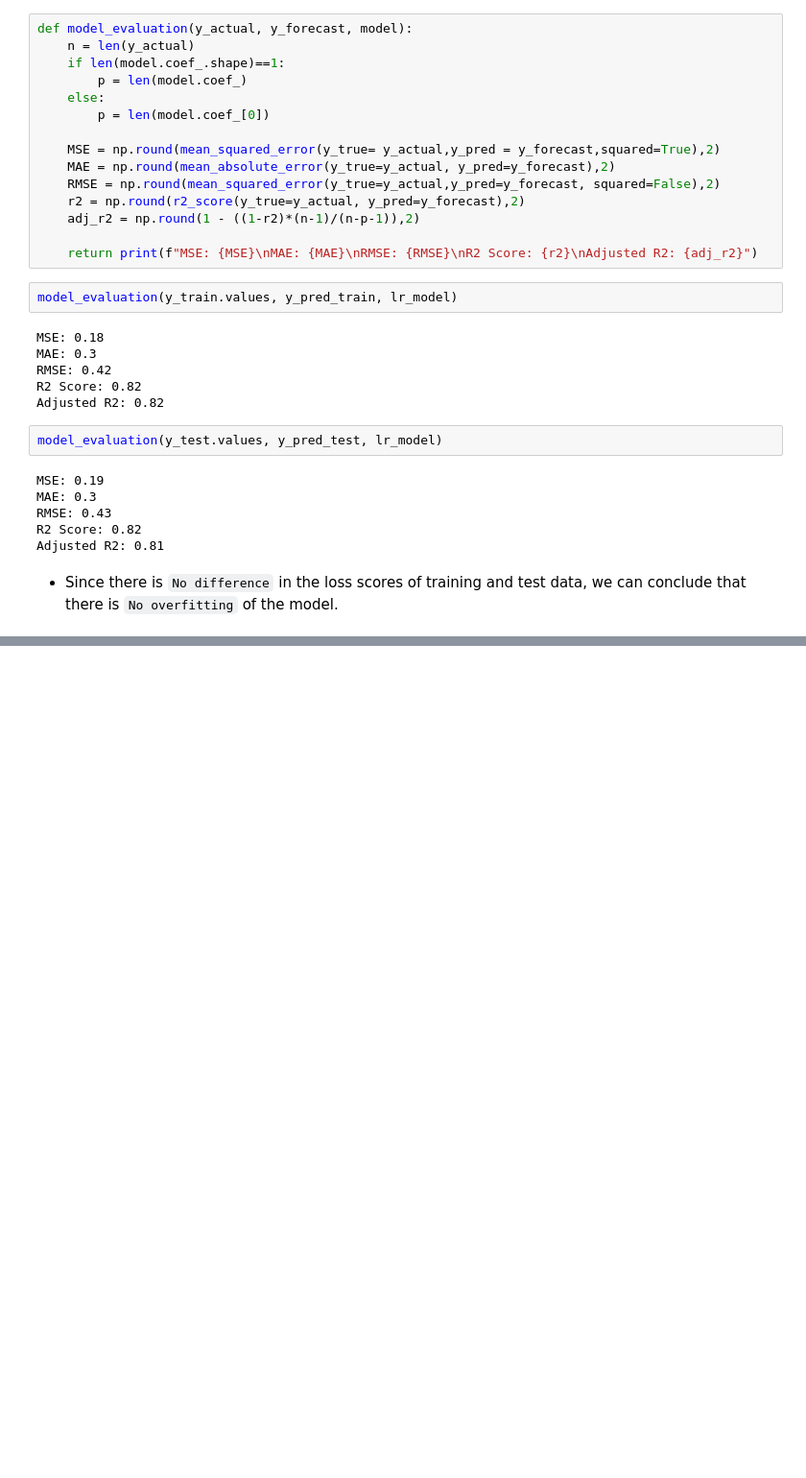
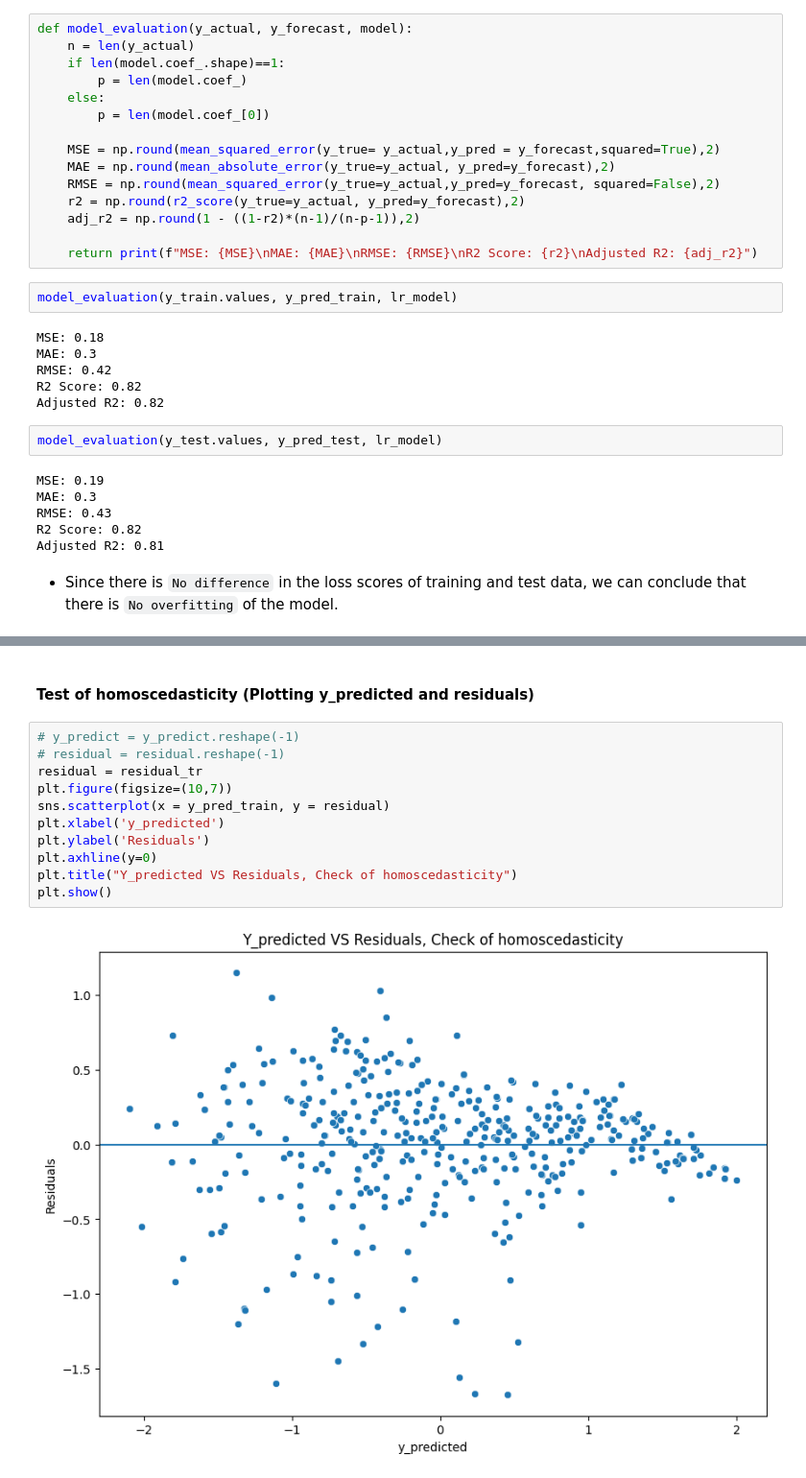
Before and after one commit to mohithsaran/Jamboree_ML, a Jupyter notebook: ml.ipynb, the cells around one changed output, grey strips where cells are left out. Shown at 96% size. Drawn from its saved outputs; the diff is of its cells as text; blank space fills up the shorter version.

```diff
--- a/ml.ipynb
+++ b/ml.ipynb
@@ -438,0 +523,15 @@ Adjusted R2: 0.81
+# %% [markdown]
+#### **Test of homoscedasticity (Plotting y_predicted and residuals)**
+# %%
+# y_predict = y_predict.reshape(-1)
+# residual = residual.reshape(-1)
+residual = residual_tr
+plt.figure(figsize=(10,7))
+sns.scatterplot(x = y_pred_train, y = residual)
+plt.xlabel('y_predicted')
+plt.ylabel('Residuals')
+plt.axhline(y=0)
+plt.title("Y_predicted VS Residuals, Check of homoscedasticity")
+plt.show()
+# %% [output]
+[figure, added]
```
Also changed, not shown: parts of 16 cells of this notebook.
